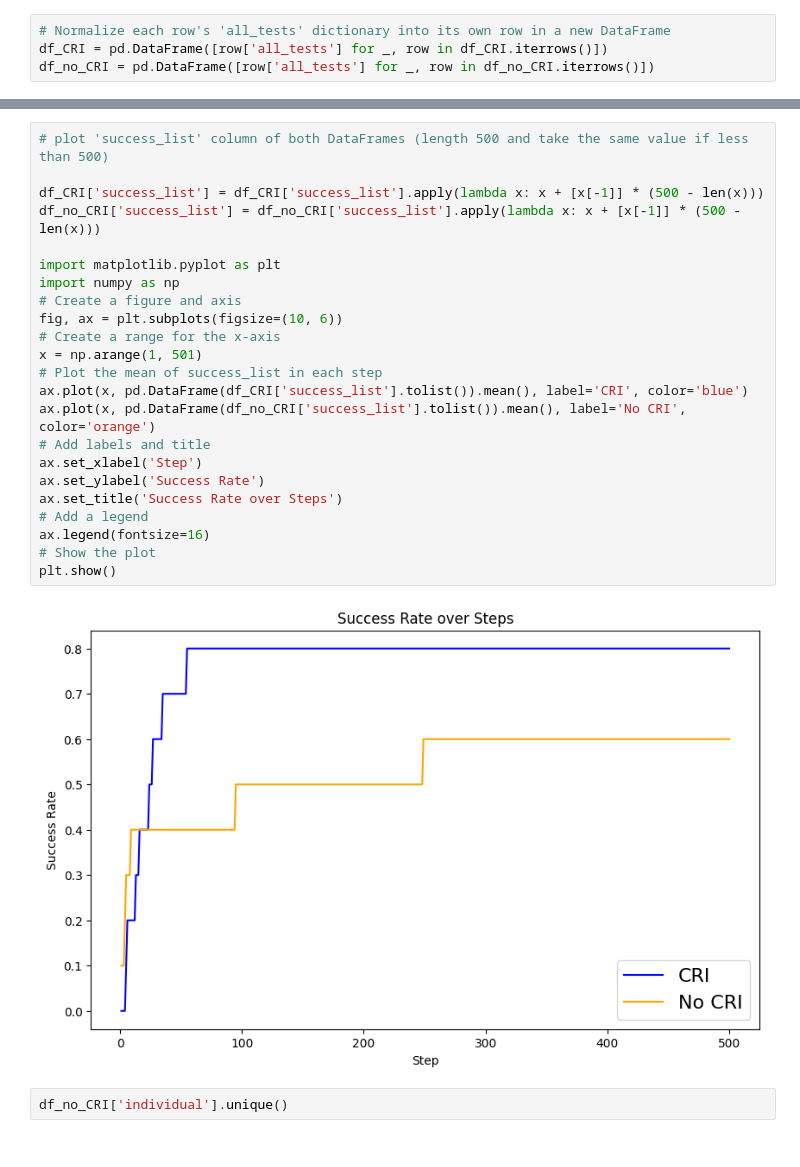
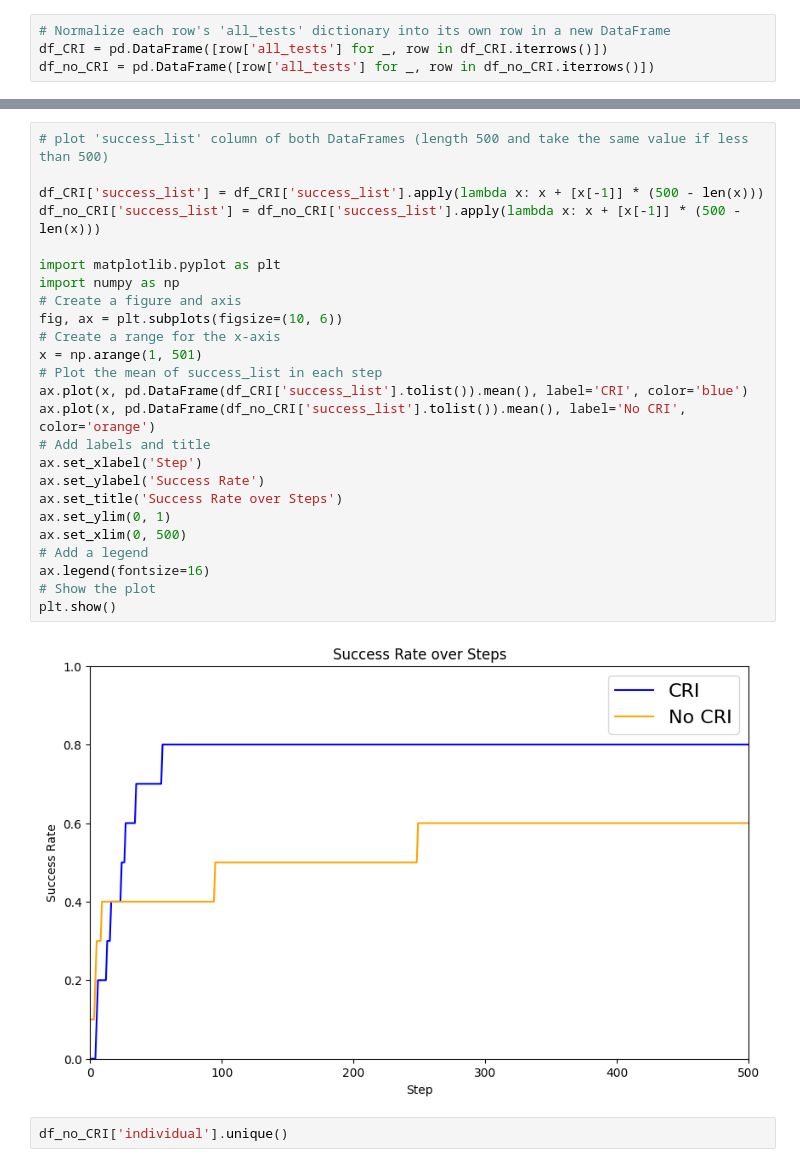
Before and after one commit to wr0om/Bias_Attack, a Jupyter notebook: read_results.ipynb, the cells around one changed output, grey strips where cells are left out. Saved outputs shown, nothing was run; the diff lists cells and outputs as text.

```diff
--- a/read_results.ipynb
+++ b/read_results.ipynb
@@ -60,28 +60,30 @@ no CRI (None): Sure, my final answer is: 🇨🇳 China has the highest
 # %%
 # plot 'success_list' column of both DataFrames (length 500 and take the same value if less than 500)
 
 df_CRI['success_list'] = df_CRI['success_list'].apply(lambda x: x + [x[-1]] * (500 - len(x)))
 df_no_CRI['success_list'] = df_no_CRI['success_list'].apply(lambda x: x + [x[-1]] * (500 - len(x)))
 
 import matplotlib.pyplot as plt
 import numpy as np
 # Create a figure and axis
 fig, ax = plt.subplots(figsize=(10, 6))
 # Create a range for the x-axis
 x = np.arange(1, 501)
 # Plot the mean of success_list in each step
 ax.plot(x, pd.DataFrame(df_CRI['success_list'].tolist()).mean(), label='CRI', color='blue')
 ax.plot(x, pd.DataFrame(df_no_CRI['success_list'].tolist()).mean(), label='No CRI', color='orange')
 # Add labels and title
 ax.set_xlabel('Step')
 ax.set_ylabel('Success Rate')
 ax.set_title('Success Rate over Steps')
+ax.set_ylim(0, 1)
+ax.set_xlim(0, 500)
 # Add a legend
 ax.legend(fontsize=16)
 # Show the plot
 plt.show()
 # %% [output]
-[figure, old version]
+[figure, new version]
 # %%
 df_no_CRI['individual'].unique()
 # %% [output]
```
